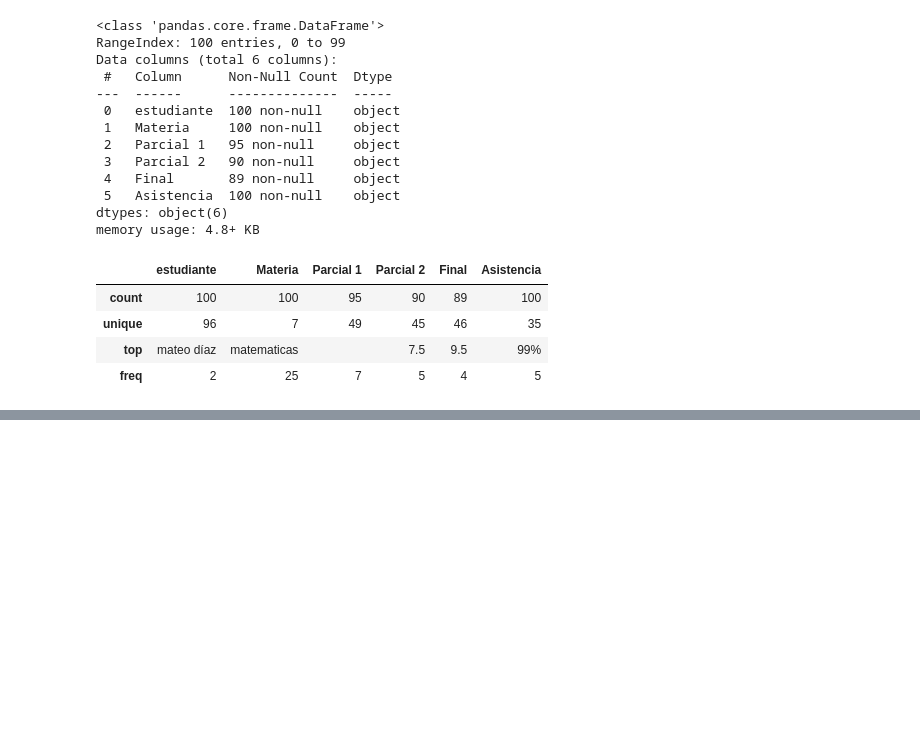
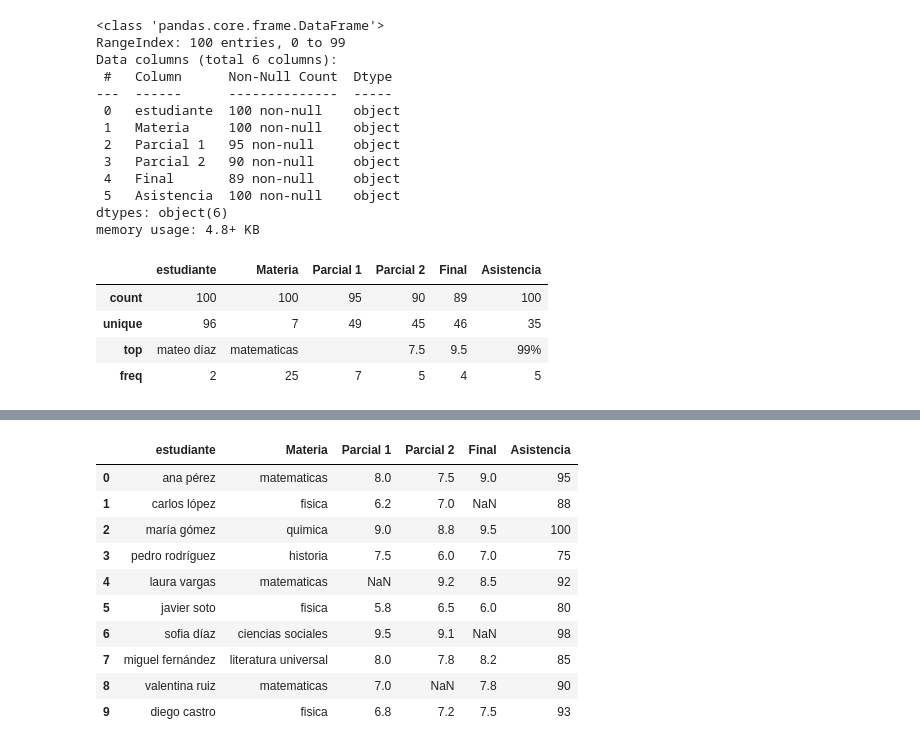
Before and after one commit to nazaquino98/modelo_examen1_tlp3, a Jupyter notebook: main (3).ipynb, the cells around one changed output, grey strips where cells are left out. Cells and saved outputs as stored; diff of their text form; code cells hidden in the pictures; blank space fills up the shorter version.

```diff
--- a/main (3).ipynb
+++ b/main (3).ipynb
@@ -135,0 +155,19 @@ df.describe()
+# %%
+df["Parcial 1"] = pd.to_numeric(df["Parcial 1"], errors = "coerce")
+df["Parcial 2"] = pd.to_numeric(df["Parcial 2"], errors = "coerce")
+df["Final"] = pd.to_numeric(df["Final"], errors = "coerce")
+df["Asistencia"] = df["Asistencia"].replace("[\%,]", "", regex=True)
+df["Asistencia"] = pd.to_numeric(df["Asistencia"], errors = "coerce")
+df.head(10)
+# %% [output]
+|  | estudiante | Materia | Parcial 1 | Parcial 2 | Final | Asistencia |
+| 0 | ana pérez | matematicas | 8.0 | 7.5 | 9.0 | 95 |
+| 1 | carlos lópez | fisica | 6.2 | 7.0 | NaN | 88 |
+| 2 | maría gómez | quimica | 9.0 | 8.8 | 9.5 | 100 |
+| 3 | pedro rodríguez | historia | 7.5 | 6.0 | 7.0 | 75 |
+| 4 | laura vargas | matematicas | NaN | 9.2 | 8.5 | 92 |
+| 5 | javier soto | fisica | 5.8 | 6.5 | 6.0 | 80 |
+| 6 | sofia díaz | ciencias sociales | 9.5 | 9.1 | NaN | 98 |
+| 7 | miguel fernández | literatura universal | 8.0 | 7.8 | 8.2 | 85 |
+| 8 | valentina ruiz | matematicas | 7.0 | NaN | 7.8 | 90 |
+| 9 | diego castro | fisica | 6.8 | 7.2 | 7.5 | 93 |
```
Also changed, not shown: parts of 6 cells of this notebook.
